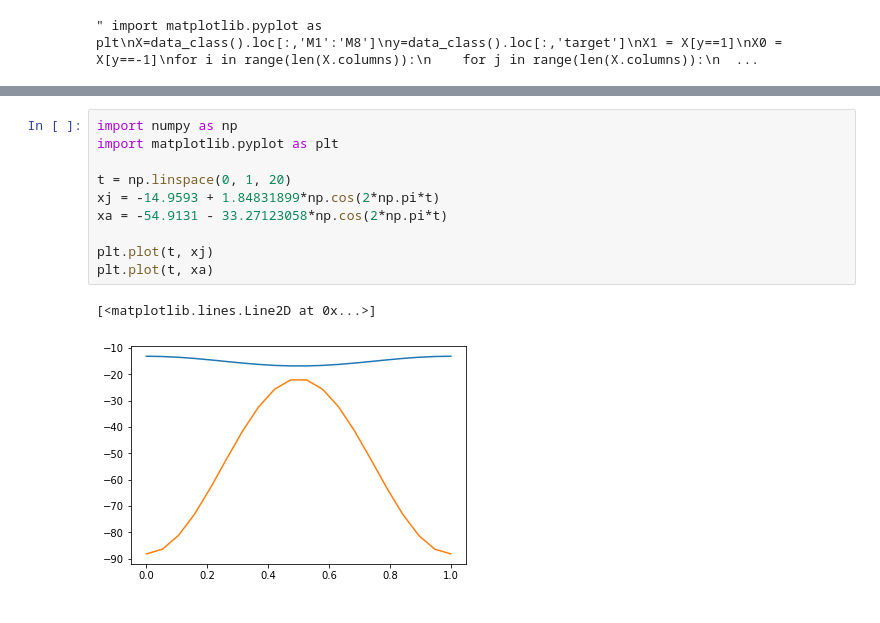
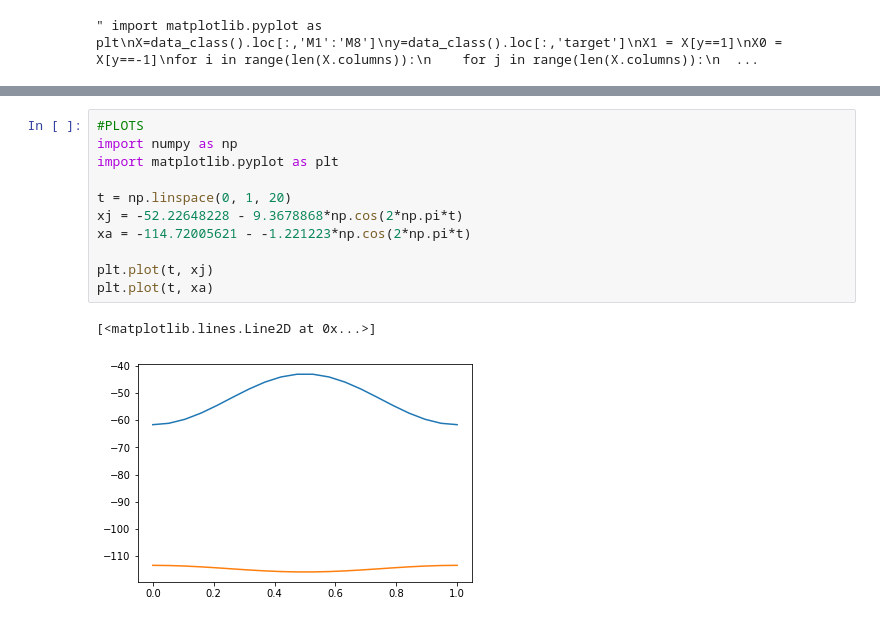
Before and after one commit to Breketov/MMPO, a Jupyter notebook: MMPO.ipynb, the cells around one changed output, grey strips where cells are left out. Cells and saved outputs as stored; diff of their text form.

```diff
--- a/MMPO.ipynb
+++ b/MMPO.ipynb
@@ -505,13 +612,14 @@ abc
 # %%
+#PLOTS
 import numpy as np
 import matplotlib.pyplot as plt
 
 t = np.linspace(0, 1, 20)
-xj = -14.9593 + 1.84831899*np.cos(2*np.pi*t)
-xa = -54.9131 - 33.27123058*np.cos(2*np.pi*t)
+xj = -52.22648228 - 9.3678868*np.cos(2*np.pi*t)
+xa = -114.72005621 - -1.221223*np.cos(2*np.pi*t)
 
 plt.plot(t, xj)
 plt.plot(t, xa)
 # %% [output]
 [<matplotlib.lines.Line2D at 0x...>]
-[figure, old version]
+[figure, new version]
```
Also changed, not shown: parts of 16 cells of this notebook, 5 other files.
